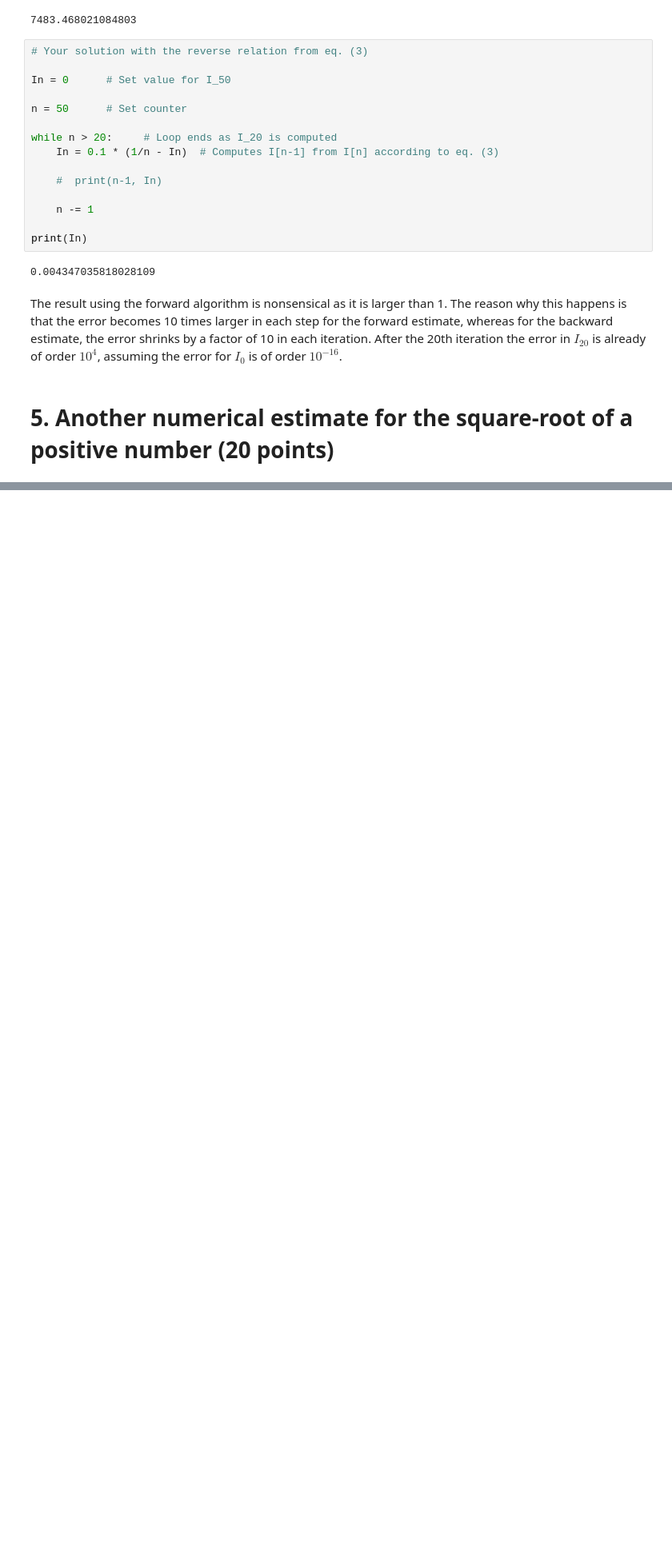
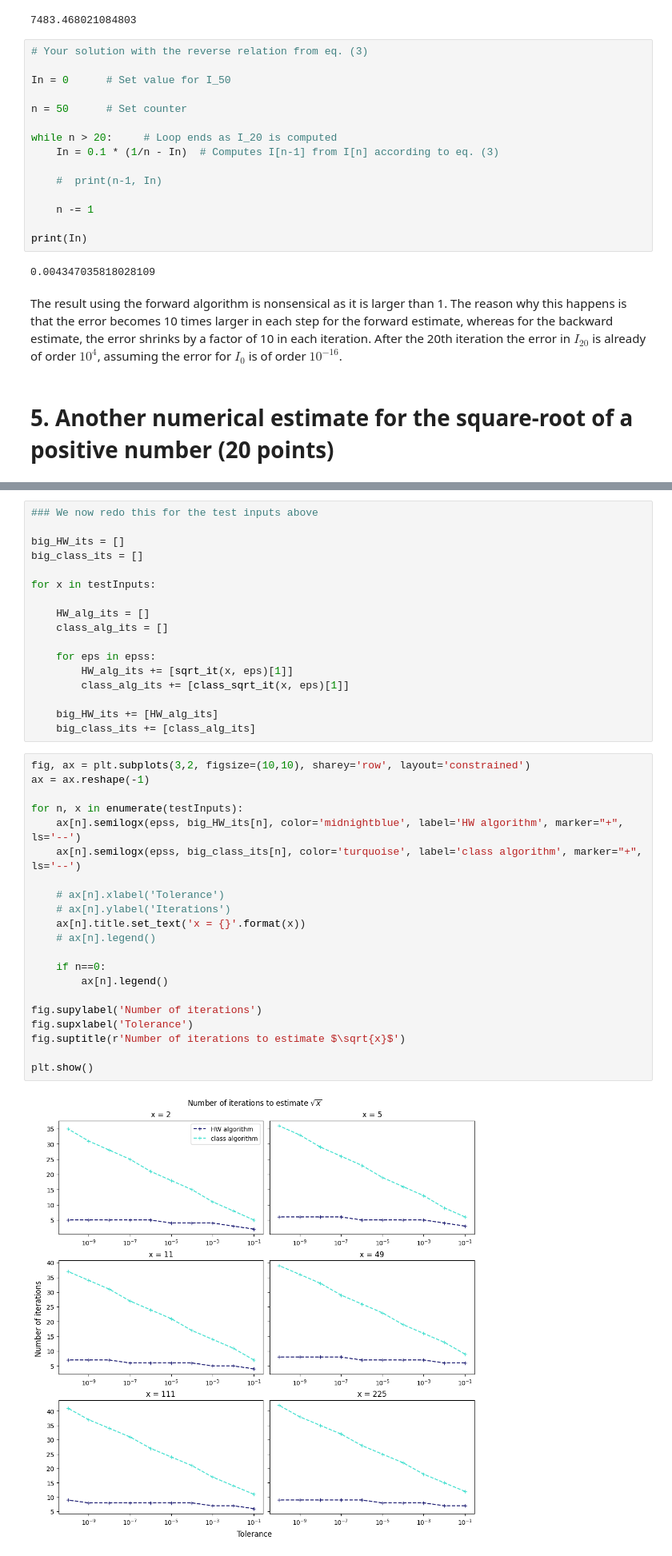
Before and after one commit to DanielDoradoMath/SciProPySS25, a Jupyter notebook: hw02.ipynb, the cells around one changed output, grey strips where cells are left out. Shown: that part at 80% size. Saved outputs shown, nothing was run; the diff lists cells and outputs as text; blank space fills up the shorter version.

```diff
--- a/hw02.ipynb
+++ b/hw02.ipynb
@@ -315,0 +391,40 @@ Test input: 225  Square root estimate: 15.0000000000     Square of estimate: 225
+# %%
+### We now redo this for the test inputs above
+
+big_HW_its = []
+big_class_its = []
+
+for x in testInputs:
+
+    HW_alg_its = []
+    class_alg_its = []
+
+    for eps in epss:
+        HW_alg_its += [sqrt_it(x, eps)[1]]
+        class_alg_its += [class_sqrt_it(x, eps)[1]]
+
+    big_HW_its += [HW_alg_its]
+    big_class_its += [class_alg_its]
+# %%
+fig, ax = plt.subplots(3,2, figsize=(10,10), sharey='row', layout='constrained')
+ax = ax.reshape(-1)
+
+for n, x in enumerate(testInputs):
+    ax[n].semilogx(epss, big_HW_its[n], color='midnightblue', label='HW algorithm', marker="+", ls='--')
+    ax[n].semilogx(epss, big_class_its[n], color='turquoise', label='class algorithm', marker="+", ls='--')
+
+    # ax[n].xlabel('Tolerance')
+    # ax[n].ylabel('Iterations')
+    ax[n].title.set_text('x = {}'.format(x))
+    # ax[n].legend()
+
+    if n==0:
+        ax[n].legend()
+
+fig.supylabel('Number of iterations')
+fig.supxlabel('Tolerance')
+fig.suptitle(r'Number of iterations to estimate $\sqrt{x}$')
+
+plt.show()
+# %% [output]
+[figure, added]
```
Also changed, not shown: parts of 15 cells of this notebook.
